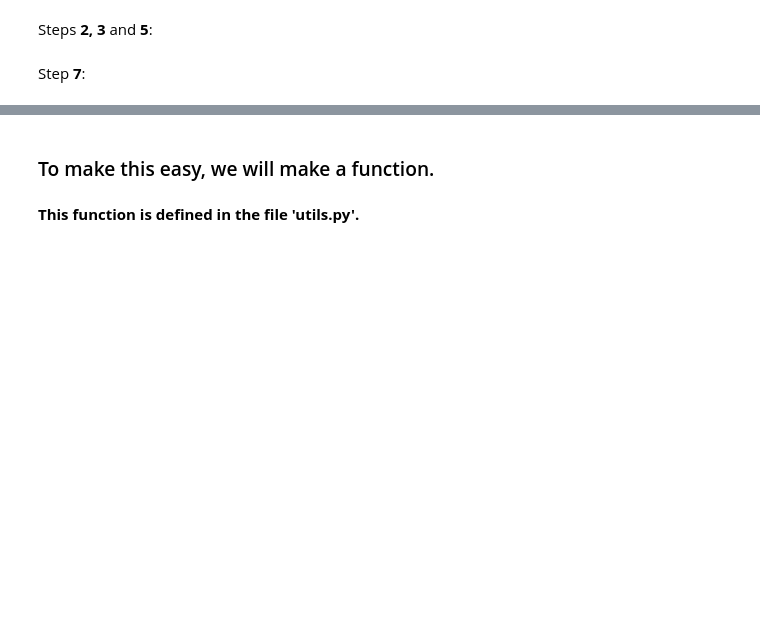
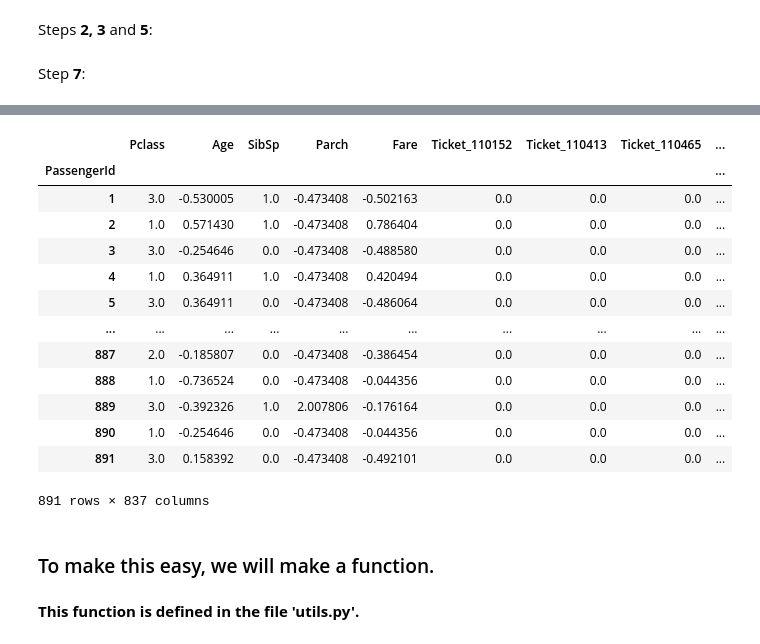
Before and after one commit to Samirnunes/machine_learning_project_CSI-22, a Jupyter notebook: titanic_project/data_analysis.ipynb, the cells around one changed output, grey strips where cells are left out. Cells and saved outputs as stored; diff of their text form; code cells hidden in the pictures; blank space fills up the shorter version.

```diff
--- a/titanic_project/data_analysis.ipynb
+++ b/titanic_project/data_analysis.ipynb
@@ -660,0 +677,19 @@ X_test = X_test.drop(['Ticket', 'Cabin'], axis = 1)
+# %%
+imputer = SimpleImputer(strategy = 'most_frequent')
+X_train[['Ticket', 'Cabin']] = pd.DataFrame(imputer.fit_transform(X_train[['Ticket', 'Cabin']]), columns = ['Ticket', 'Cabin'], index = X_train.index)
+X_test[['Ticket', 'Cabin']] = pd.DataFrame(imputer.transform(X_test[['Ticket', 'Cabin']]), columns = ['Ticket', 'Cabin'], index = X_test.index)
+
+onehot_encoder = OneHotEncoder(handle_unknown = 'infrequent_if_exist')
+onehot_encoder.fit(X_train[['Ticket', 'Cabin']])
+
+train_encoded = onehot_encoder.transform(X_train[['Ticket', 'Cabin']]).toarray()
+train_encoded = pd.DataFrame(train_encoded, columns = onehot_encoder.get_feature_names_out(), index = X_train.index)
+
+test_encoded = onehot_encoder.transform(X_test[['Ticket', 'Cabin']]).toarray()
+test_encoded = pd.DataFrame(test_encoded, columns = onehot_encoder.get_feature_names_out(), index = X_test.index)
+
+X_train = pd.concat([X_train, train_encoded], axis = 1)
+X_test = pd.concat([X_test, test_encoded], axis = 1)
+
+X_train = X_train.drop(columns = ['Ticket', 'Cabin'])
+X_test = X_test.drop(columns = ['Ticket', 'Cabin'])
@@ -719,4 +765,4 @@ from sklearn.impute import SimpleImputer
 # %%
 imputer = SimpleImputer(strategy = 'most_frequent')
-X_train = pd.DataFrame(imputer.fit_transform(X_train), columns = X_train.columns)
-X_test = pd.DataFrame(imputer.transform(X_test), columns = X_test.columns)
+X_train = pd.DataFrame(imputer.fit_transform(X_train), columns = X_train.columns, index = X_train.index)
+X_test = pd.DataFrame(imputer.transform(X_test), columns = X_test.columns, index = X_test.index)
@@ -723,3 +784,20 @@ X_test = pd.DataFrame(imputer.transform(X_test), columns = X_test.columns)
+# %%
+X_train
+# %% [output]
+|  | Pclass | Age | SibSp | Parch | Fare | Ticket_110152 | Ticket_110413 | Ticket_110465 | ... |
+| PassengerId |  |  |  |  |  |  |  |  | ... |
+| 1 | 3.0 | -0.530005 | 1.0 | -0.473408 | -0.502163 | 0.0 | 0.0 | 0.0 | ... |
+| 2 | 1.0 | 0.571430 | 1.0 | -0.473408 | 0.786404 | 0.0 | 0.0 | 0.0 | ... |
+| 3 | 3.0 | -0.254646 | 0.0 | -0.473408 | -0.488580 | 0.0 | 0.0 | 0.0 | ... |
+| 4 | 1.0 | 0.364911 | 1.0 | -0.473408 | 0.420494 | 0.0 | 0.0 | 0.0 | ... |
+| 5 | 3.0 | 0.364911 | 0.0 | -0.473408 | -0.486064 | 0.0 | 0.0 | 0.0 | ... |
+| ... | ... | ... | ... | ... | ... | ... | ... | ... | ... |
+| 887 | 2.0 | -0.185807 | 0.0 | -0.473408 | -0.386454 | 0.0 | 0.0 | 0.0 | ... |
+| 888 | 1.0 | -0.736524 | 0.0 | -0.473408 | -0.044356 | 0.0 | 0.0 | 0.0 | ... |
+| 889 | 3.0 | -0.392326 | 1.0 | 2.007806 | -0.176164 | 0.0 | 0.0 | 0.0 | ... |
+| 890 | 1.0 | -0.254646 | 0.0 | -0.473408 | -0.044356 | 0.0 | 0.0 | 0.0 | ... |
+| 891 | 3.0 | 0.158392 | 0.0 | -0.473408 | -0.492101 | 0.0 | 0.0 | 0.0 | ... |
+891 rows × 837 columns
 # %% [markdown]
 ### To make this easy, we will make a function.
 # %% [markdown]
```
Also changed, not shown: parts of 14 cells of this notebook, 4 other files.
